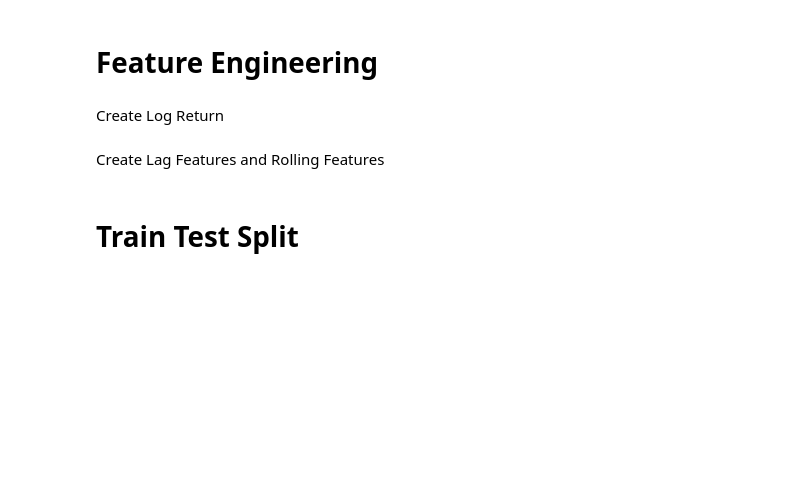
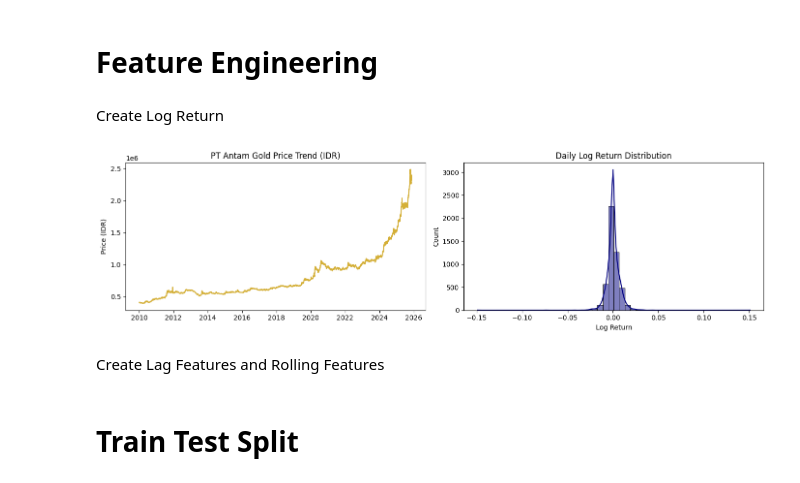
Before and after one commit to dyyqrn/Predict-Daily-Gold-Returns, a Jupyter notebook: Predict_Daily_Gold_Returns.ipynb, the cells around one changed output. Cells and saved outputs as stored; diff of their text form; code cells hidden in the pictures; blank space fills up the shorter version.

```diff
--- a/Predict_Daily_Gold_Returns.ipynb
+++ b/Predict_Daily_Gold_Returns.ipynb
@@ -91,0 +109,18 @@ gold = gold.dropna()
+# %%
+# Plot long-term historical price trend and the distribution of daily log returns to evaluate distribution symmetry and normality
+fig, axes = plt.subplots(1, 2, figsize=(14, 4))
+
+# Historical Gold Price
+axes[0].plot(gold['Date'], gold['Gold Price'], color='#d4af37')
+axes[0].set_title("PT Antam Gold Price Trend (IDR)")
+axes[0].set_ylabel("Price (IDR)")
+
+# Log Return Distribution
+sns.histplot(gold['log_return'], kde=True, ax=axes[1], color='navy', bins=50)
+axes[1].set_title("Daily Log Return Distribution")
+axes[1].set_xlabel("Log Return")
+
+plt.tight_layout()
+plt.show()
+# %% [output]
+[figure, added]
```
Also changed, not shown: parts of 44 cells of this notebook.
